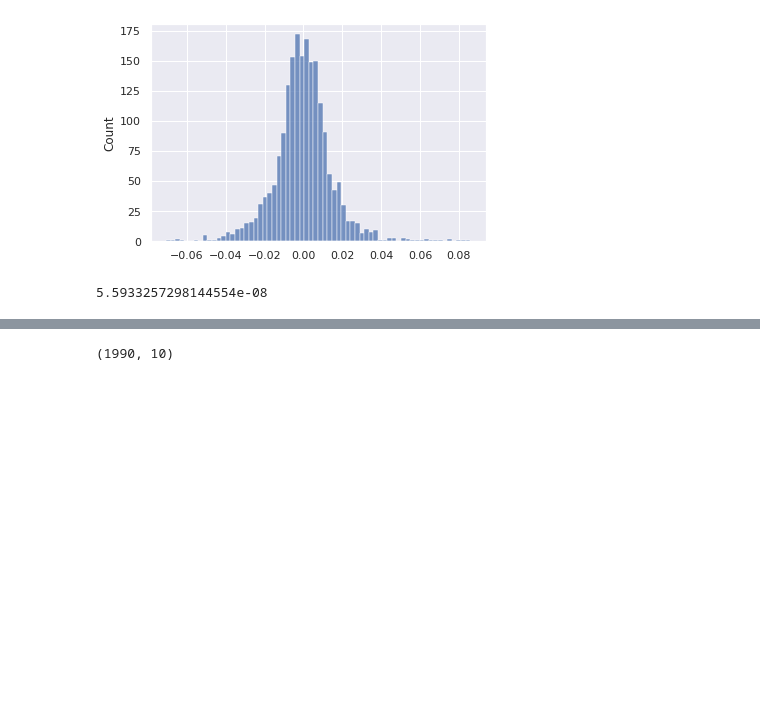
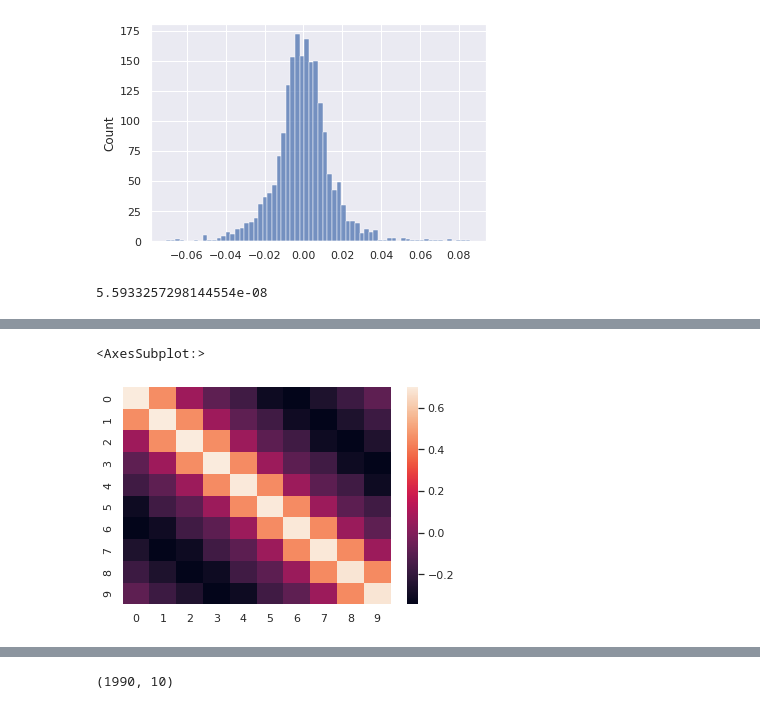
Before and after one commit to spaceonion1001/LD-CPD, a Jupyter notebook: notebooks/dtec_cleaning.ipynb, the cells around one changed output, grey strips where cells are left out. Drawn from its saved outputs; the diff is of its cells as text; code cells hidden in the pictures; blank space fills up the shorter version.

```diff
--- a/notebooks/dtec_cleaning.ipynb
+++ b/notebooks/dtec_cleaning.ipynb
@@ -84,0 +100,5 @@ plt.plot(alaska_class)
+# %%
+sns.heatmap(np.cov(alaska_vals[0:1000, :].T))
+# %% [output]
+<AxesSubplot:>
+[figure, added]
```
Also changed, not shown: parts of 6 cells of this notebook, 1 other file.
